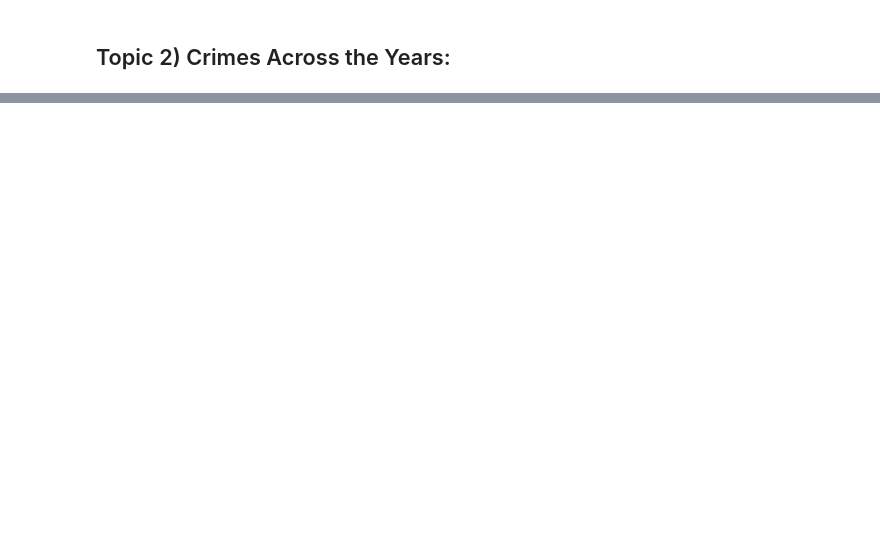
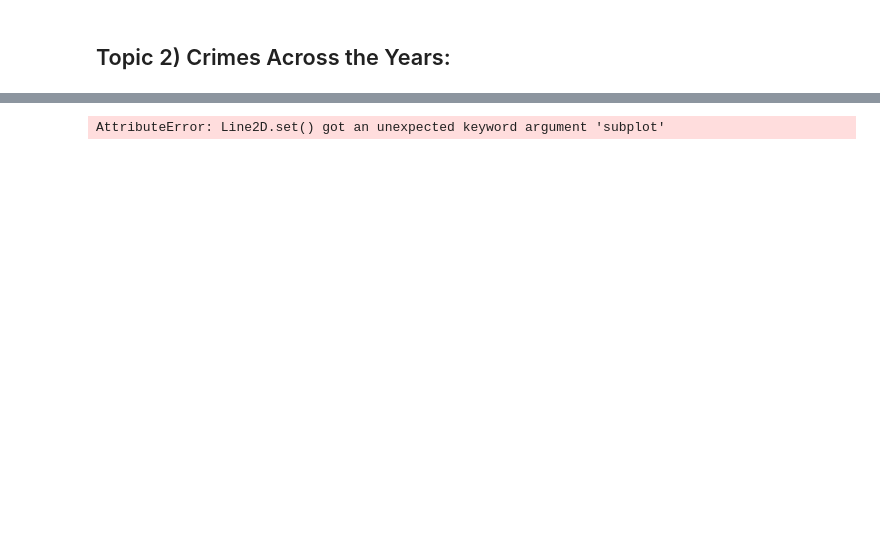
Before and after one commit to Hibashanti/Time-Series-Analysis, a Jupyter notebook: Chicago_Crimes_Core.ipynb, the cells around one changed output, grey strips where cells are left out. Saved outputs shown, nothing was run; the diff lists cells and outputs as text; code cells hidden in the pictures; blank space fills up the shorter version.

```diff
--- a/Chicago_Crimes_Core.ipynb
+++ b/Chicago_Crimes_Core.ipynb
@@ -87,0 +156,7 @@ print(least_district , least_count)
+# %%
+#fig, ax=plt.subplots()
+#sns.lineplot(x=individual_crimes.index.year, y=individual_crimes.values, subplots=True)
+ax=individual_crimes.plot(subplot=True)
+# %% [output]
+AttributeError: Line2D.set() got an unexpected keyword argument 'subplot'
+[figure, added]
```
Also changed, not shown: parts of 14 cells of this notebook.
